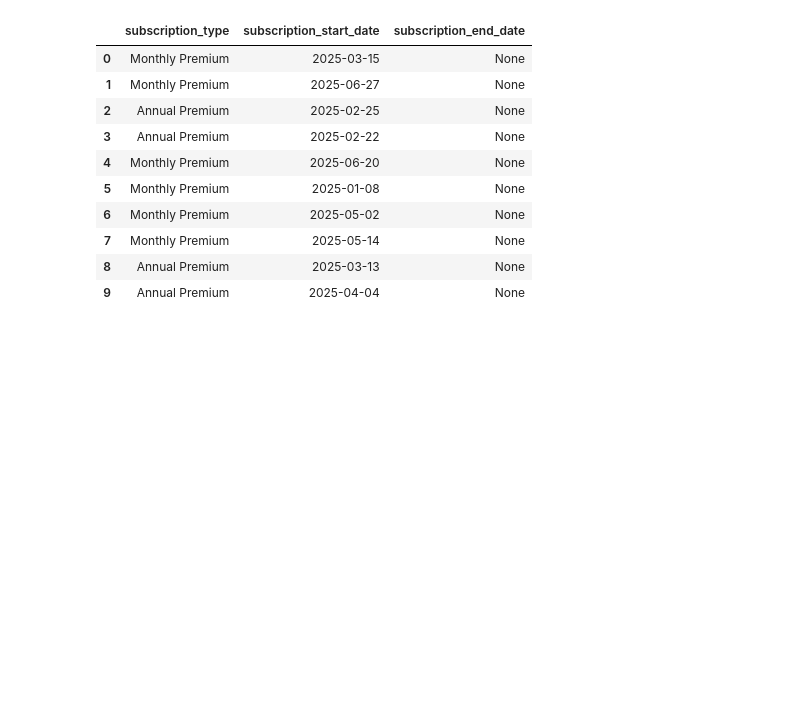
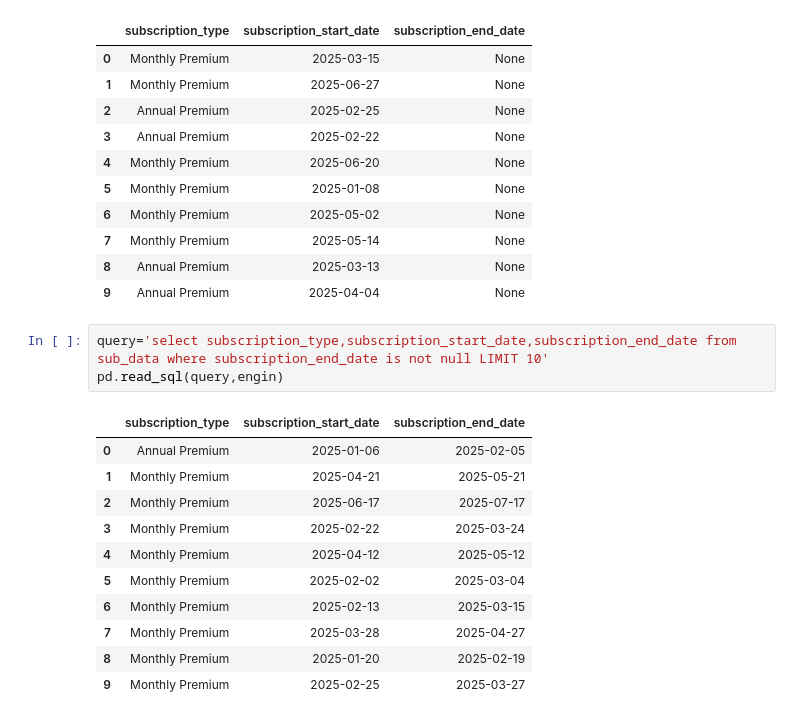
Before and after one commit to vishva0710/ai-chatbot-user-retention-analysis, a Jupyter notebook: AI_Chatbot_User_Retention_Analysis.ipynb, the cells around one changed output. Drawn from its saved outputs; the diff is of its cells as text; blank space fills up the shorter version.

Commit message:
date

```diff
--- a/AI_Chatbot_User_Retention_Analysis.ipynb
+++ b/AI_Chatbot_User_Retention_Analysis.ipynb
@@ -303,3 +307,18 @@ pd.read_sql(query,engin)
 | 7 | Monthly Premium | 2025-05-14 | None |
 | 8 | Annual Premium | 2025-03-13 | None |
 | 9 | Annual Premium | 2025-04-04 | None |
+# %%
+query='select subscription_type,subscription_start_date,subscription_end_date from sub_data where subscription_end_date is not null LIMIT 10'
+pd.read_sql(query,engin)
+# %% [output]
+|  | subscription_type | subscription_start_date | subscription_end_date |
+| 0 | Annual Premium | 2025-01-06 | 2025-02-05 |
+| 1 | Monthly Premium | 2025-04-21 | 2025-05-21 |
+| 2 | Monthly Premium | 2025-06-17 | 2025-07-17 |
+| 3 | Monthly Premium | 2025-02-22 | 2025-03-24 |
+| 4 | Monthly Premium | 2025-04-12 | 2025-05-12 |
+| 5 | Monthly Premium | 2025-02-02 | 2025-03-04 |
+| 6 | Monthly Premium | 2025-02-13 | 2025-03-15 |
+| 7 | Monthly Premium | 2025-03-28 | 2025-04-27 |
+| 8 | Monthly Premium | 2025-01-20 | 2025-02-19 |
+| 9 | Monthly Premium | 2025-02-25 | 2025-03-27 |
```
Also changed, not shown: parts of 5 cells of this notebook.
